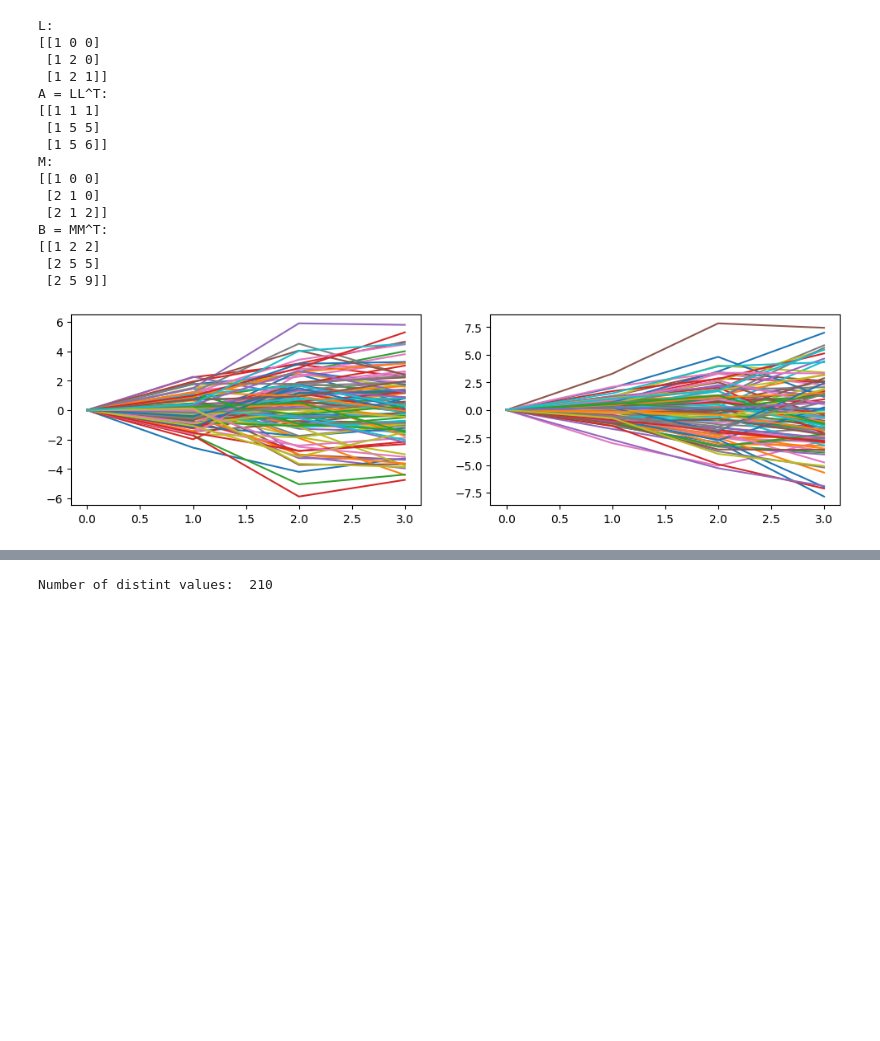
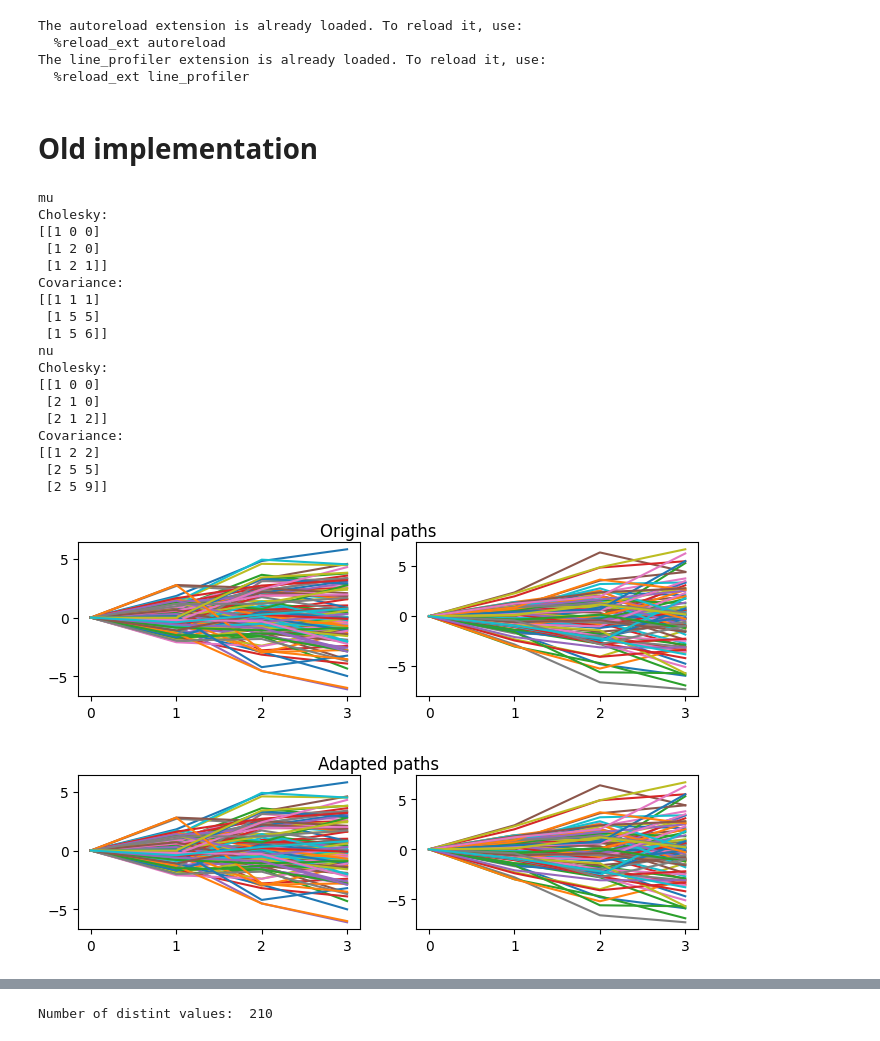
Before and after one commit to rubenbonto/AWD_numerics, a Jupyter notebook: markovian.ipynb, the cells around one changed output, grey strips where cells are left out. Cells and saved outputs as stored; diff of their text form; code cells hidden in the pictures; blank space fills up the shorter version.

```diff
--- a/markovian.ipynb
+++ b/markovian.ipynb
@@ -13,62 +13,68 @@ import random
 
 np.random.seed(0)
 random.seed(0)
+verbose = True
+# %% [output]
+The autoreload extension is already loaded. To reload it, use:
+  %reload_ext autoreload
+The line_profiler extension is already loaded. To reload it, use:
+  %reload_ext line_profiler
+# %% [markdown]
+# Old implementation
 # %%
 # Markovian
 # Initialize samples
+from utils import Lmatrix2paths, adapted_empirical_measure
+
 
 T = 3 # we always start the path with 0, here T is the non-trivial timestep, so for T = 2, the path looks like (0,x,y)
 n_sample = 20000
 normalize = False
 
-L0 = np.array([[1, 0, 0], [1, 2, 0], [1, 2, 1]])
-A0 = L0 @ L0.T  # A = LL^T
-L = L0 / np.sqrt(np.trace(A0)) if normalize else L0
-A = L @ L.T
-# np.linalg.cholesky(A) -  L
 
-M0 = np.array([[1, 0, 0], [2, 1, 0], [2, 1, 2]])
-B0 = M0 @ M0.T  # A = LL^T
-M = M0 / np.sqrt(np.trace(B0)) if normalize else M0
-B = M @ M.T
-# np.linalg.cholesky(B) -  M
+print("mu")
+L = np.array([[1, 0, 0], [1, 2, 0], [1, 2, 1]])
+X,A = Lmatrix2paths(L, n_sample)
 
-print('L:')
-print(L)
-print('A = LL^T:')
-print(A)
+print("nu")
+M = np.array([[1, 0, 0], [2, 1, 0], [2, 1, 2]])
+Y,B = Lmatrix2paths(M, n_sample)
 
-print('M:')
-print(M)
-print('B = MM^T:')
-print(B)
+if verbose:
+    fig, ax = plt.subplots(1, 2, figsize=[8, 2])
+    ax[0].plot(X[:,:100])
+    ax[1].plot(Y[:,:100])
+    plt.suptitle('Original paths')
+    plt.show()
 
-noise1 = np.random.normal(size=[T, n_sample])  # (dim, n_sample)
-noise2 = np.random.normal(size=[T, n_sample])  # (dim, n_sample)
-X = L @ noise1  # (dim, n_sample)
-Y = M @ noise2  # (dim, n_sample)
-X = np.concatenate([np.zeros_like(X[:1]), X], axis=0)
-Y = np.concatenate([np.zeros_like(Y[:1]), Y], axis=0)
+# Grid projection of k-mean projection
+adaptedX = adapted_empirical_measure(X, delta_n = 0.1)
+adaptedY = adapted_empirical_measure(Y, delta_n = 0.1)
 
-fig, ax = plt.subplots(1, 2, figsize=[12, 3])
-ax[0].plot(X[:,:100])
-ax[1].plot(Y[:,:100])
-plt.show()
+if verbose:
+    fig, ax = plt.subplots(1,2, figsize=[8, 2])
+    ax[0].plot(adaptedX[:,:100])
+    ax[1].plot(adaptedY[:,:100])
+    plt.suptitle('Adapted paths')
+    plt.show()
 # %% [output]
-L:
+mu
+Cholesky:
 [[1 0 0]
  [1 2 0]
  [1 2 1]]
-A = LL^T:
+Covariance:
 [[1 1 1]
  [1 5 5]
  [1 5 6]]
-M:
+nu
+Cholesky:
 [[1 0 0]
  [2 1 0]
  [2 1 2]]
-B = MM^T:
+Covariance:
 [[1 2 2]
  [2 5 5]
  [2 5 9]]
-[figure, old version]
+[figure, new version]
+[figure, added]
```
Also changed, not shown: parts of 3 cells of this notebook, 4 other files.
